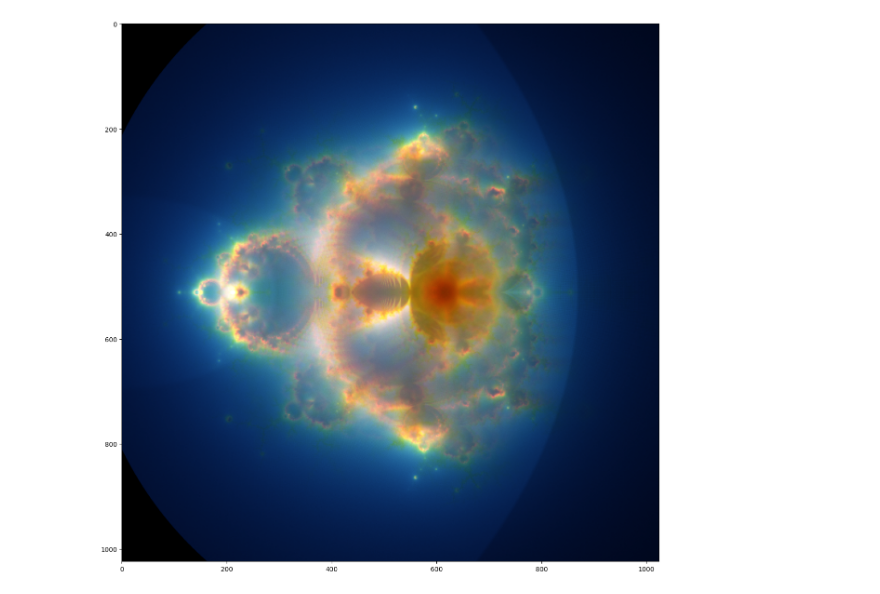
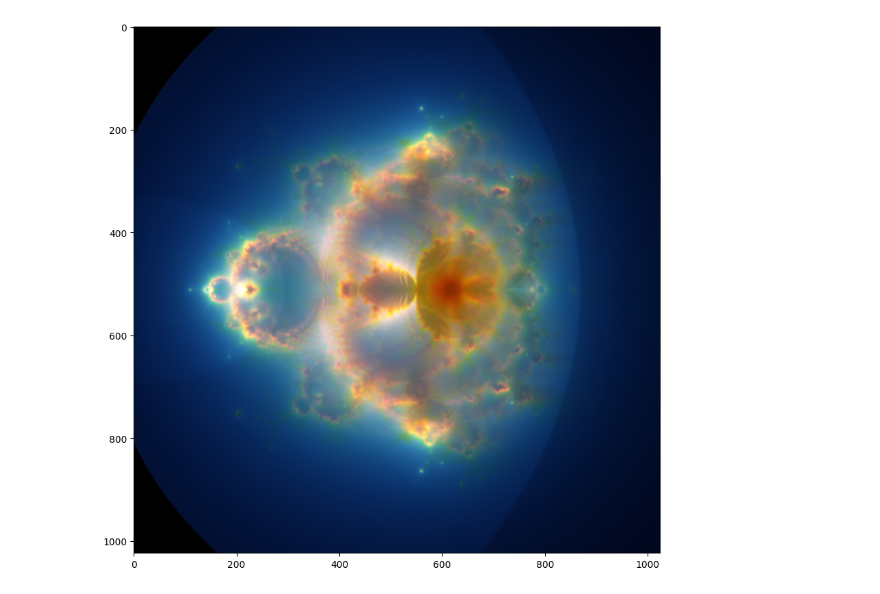
Before and after one commit to MichaelMoroz/TensorFrost, a Jupyter notebook: examples/buddhabrot.ipynb, the cells around one changed output. Saved outputs shown, nothing was run; the diff lists cells and outputs as text; code cells hidden in the pictures.

```diff
--- a/examples/buddhabrot.ipynb
+++ b/examples/buddhabrot.ipynb
@@ -121,10 +121,10 @@ for i in range(100):
 resnp = frame_tf.numpy
 # %%
 # plot the result
-plt.figure(figsize=(15,15))
+plt.figure(figsize=(10,10))
 plt.imshow(resnp)
 plt.show()
 # %% [output]
-[figure, old version]
+[figure, new version]
 # %%
 # save the resulting image as a PNG file
```
Also changed, not shown: parts of 4 cells of this notebook, 12 other files.
